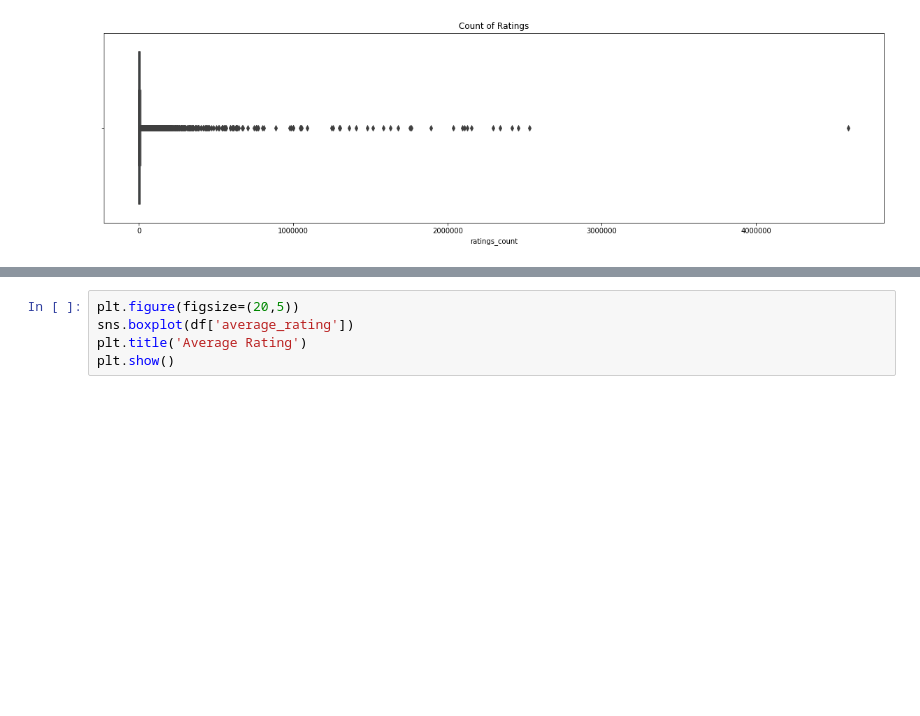
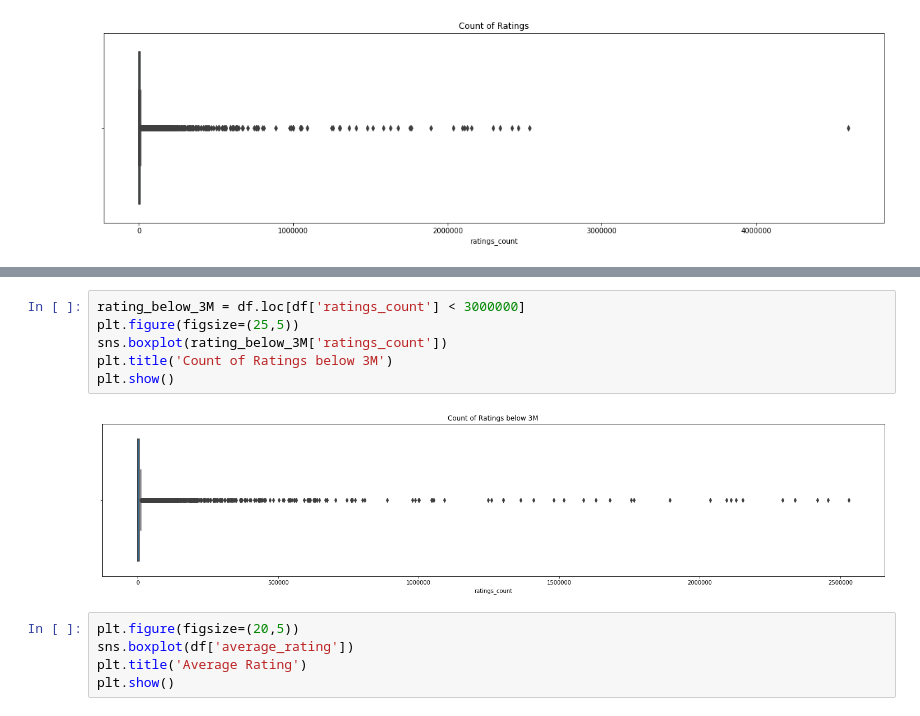
Before and after one commit to ViniciusRaphael/Best_books_from_GoodReads, a Jupyter notebook: Livros.ipynb, the cells around one changed output, grey strips where cells are left out. Saved outputs shown, nothing was run; the diff lists cells and outputs as text; blank space fills up the shorter version.

```diff
--- a/Livros.ipynb
+++ b/Livros.ipynb
@@ -45,6 +43,14 @@ df.loc[df['ratings_count'] > 4000000]
 # %% [output]
 |  | bookID | title | authors | average_rating | isbn | isbn13 | language_code | num_pages | ratings_count | ... |
 | 10336 | 41865 | Twilight (Twilight #1) | Stephenie Meyer | 3.59 | 316015849 | 9.780000e+12 | eng | 501 | 4597666 | ... |
+# %%
+rating_below_3M = df.loc[df['ratings_count'] < 3000000]
+plt.figure(figsize=(25,5))
+sns.boxplot(rating_below_3M['ratings_count'])
+plt.title('Count of Ratings below 3M')
+plt.show()
+# %% [output]
+[figure, added]
 # %%
 plt.figure(figsize=(20,5))
 sns.boxplot(df['average_rating'])
```
Also changed, not shown: parts of 9 cells of this notebook.
